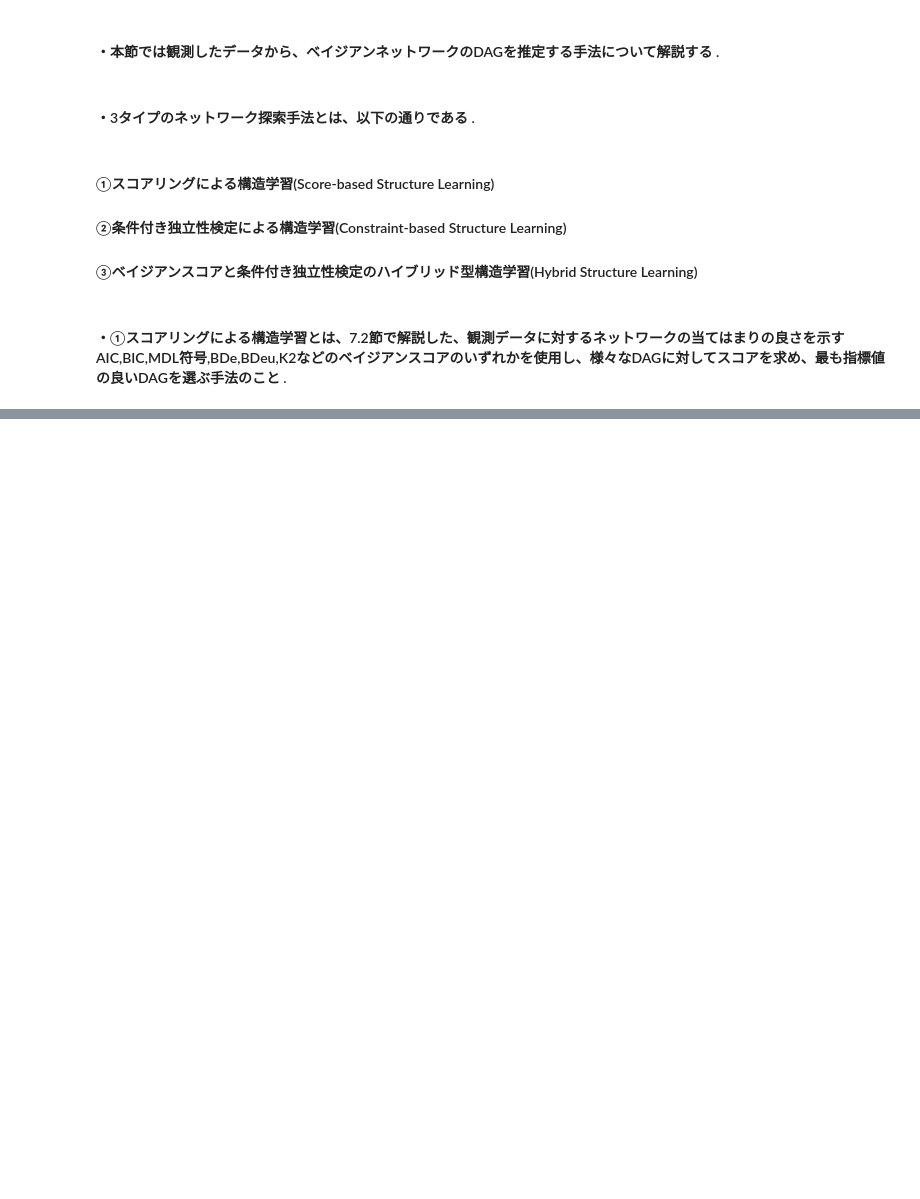
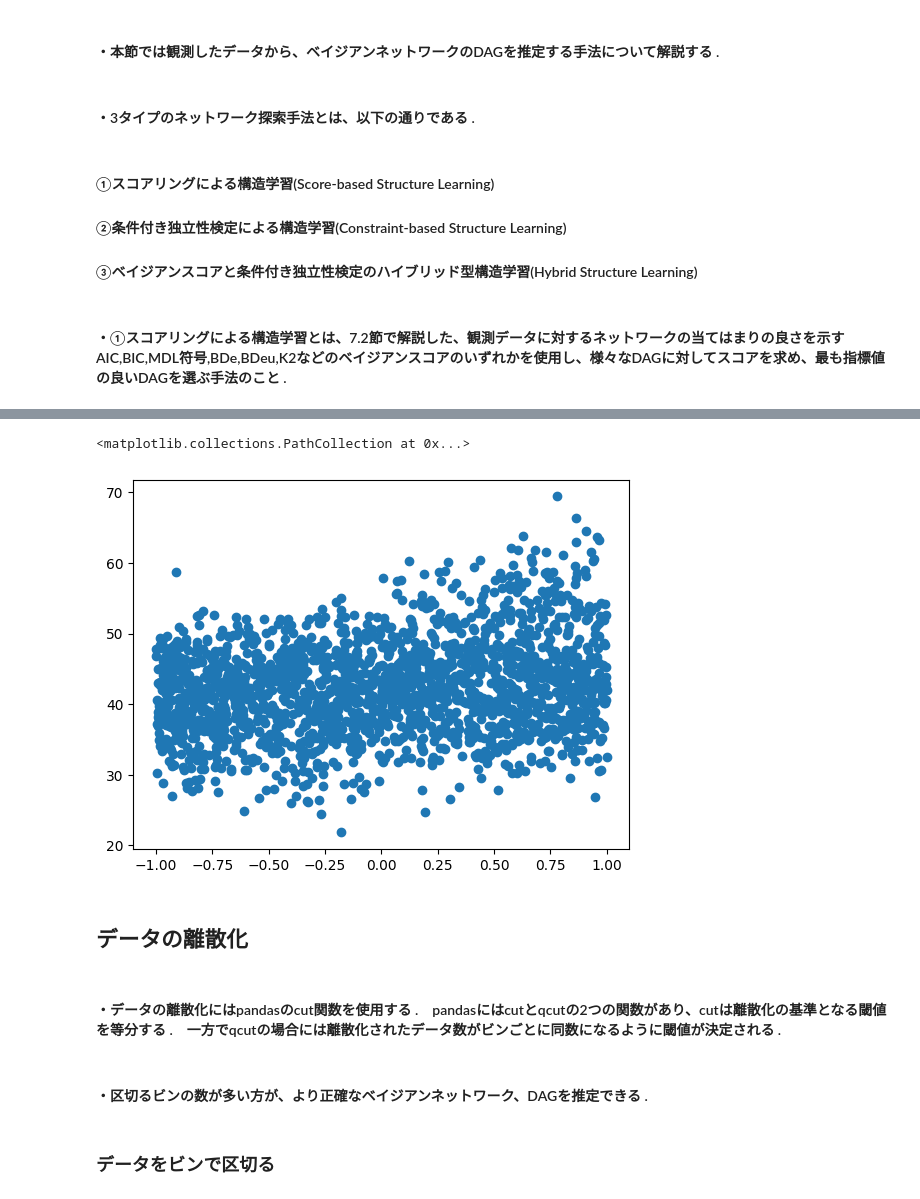
Before and after one commit to LABO-M/Python-causal-analysis, a Jupyter notebook: chapter7/chapter7.ipynb, the cells around one changed output, grey strips where cells are left out. Cells and saved outputs as stored; diff of their text form; code cells hidden in the pictures; blank space fills up the shorter version.

```diff
--- a/chapter7/chapter7.ipynb
+++ b/chapter7/chapter7.ipynb
@@ -541,0 +729,14 @@ print(est.test_conditional_independence(
+# %%
+# グラフで確認
+plt.scatter(x, Y4)
+# %% [output]
+<matplotlib.collections.PathCollection at 0x...>
+[figure, added]
+# %% [markdown]
+## データの離散化
+# %% [markdown]
+#### ・データの離散化にはpandasのcut関数を使用する .　pandasにはcutとqcutの2つの関数があり、cutは離散化の基準となる閾値を等分する .　一方でqcutの場合には離散化されたデータ数がビンごとに同数になるように閾値が決定される .
+# %% [markdown]
+#### ・区切るビンの数が多い方が、より正確なベイジアンネットワーク、DAGを推定できる .
+# %% [markdown]
+### データをビンで区切る
```
Also changed, not shown: parts of 143 cells of this notebook, 22 other files.
